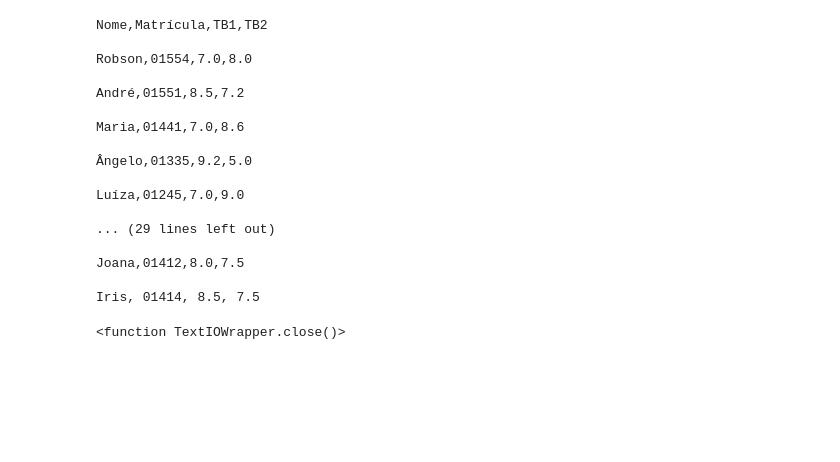
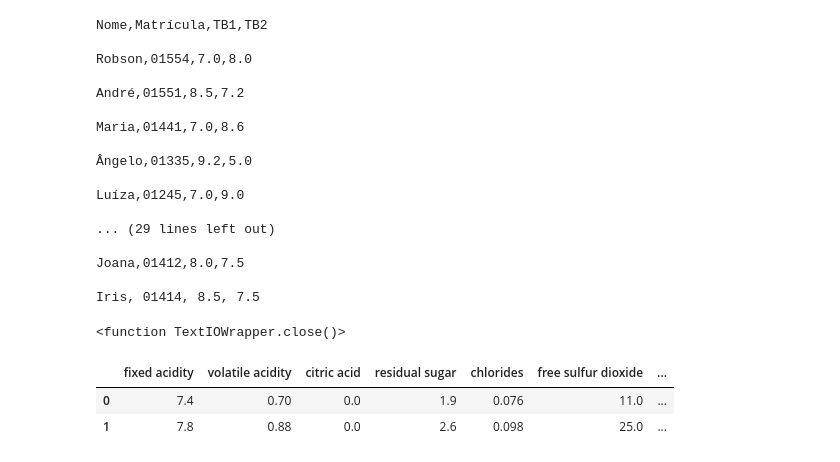
Before and after one commit to gustavo-plc/Curso_py, a Jupyter notebook: Ciência_de_Dados.ipynb, the cells around one changed output. Drawn from its saved outputs; the diff is of its cells as text; code cells hidden in the pictures; blank space fills up the shorter version.

```diff
--- a/Ciência_de_Dados.ipynb
+++ b/Ciência_de_Dados.ipynb
@@ -620,0 +619,28 @@ Iris, 01414, 8.5, 7.5
+# %%
+#PYTHON PARA CIÊNCIA DE DADOS:
+# Manipulação de dados tabulares com PANDAS
+
+import pandas as pd
+
+#criação de um dataframe básico
+
+cidades = pd.DataFrame(
+    [
+        ["Paraná", "Londrina", 575377, 1356.00],
+        ["São Paulo", "São Carlos", 254484, 1508.00],
+        ["Santa Catarina", "Florianópolis", 508826, 1798.00],
+        ["Paraná", "Curitiba", 1963726, 2293.00],
+        ["São Paulo", "Campinas", 1223237, 1710.00],
+    ], columns=["Estado", "Cidade", "Habitantes", "Salário médio"])
+
+cidades
+
+#leitura de um arquivo csv
+
+df = pd.read_csv("winequality-red.csv", sep= ';', header = 0)
+
+df.head(2)
+# %% [output]
+|  | fixed acidity | volatile acidity | citric acid | residual sugar | chlorides | free sulfur dioxide | ... |
+| 0 | 7.4 | 0.70 | 0.0 | 1.9 | 0.076 | 11.0 | ... |
+| 1 | 7.8 | 0.88 | 0.0 | 2.6 | 0.098 | 25.0 | ... |
```
Also changed, not shown: parts of 1 cell of this notebook.
